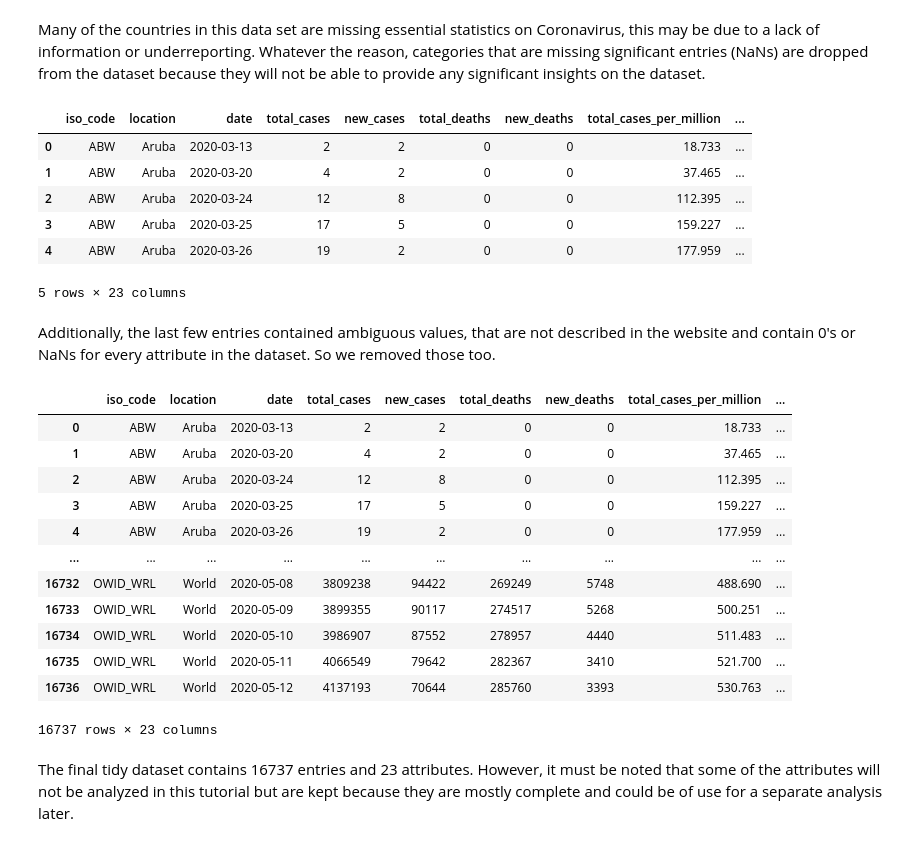
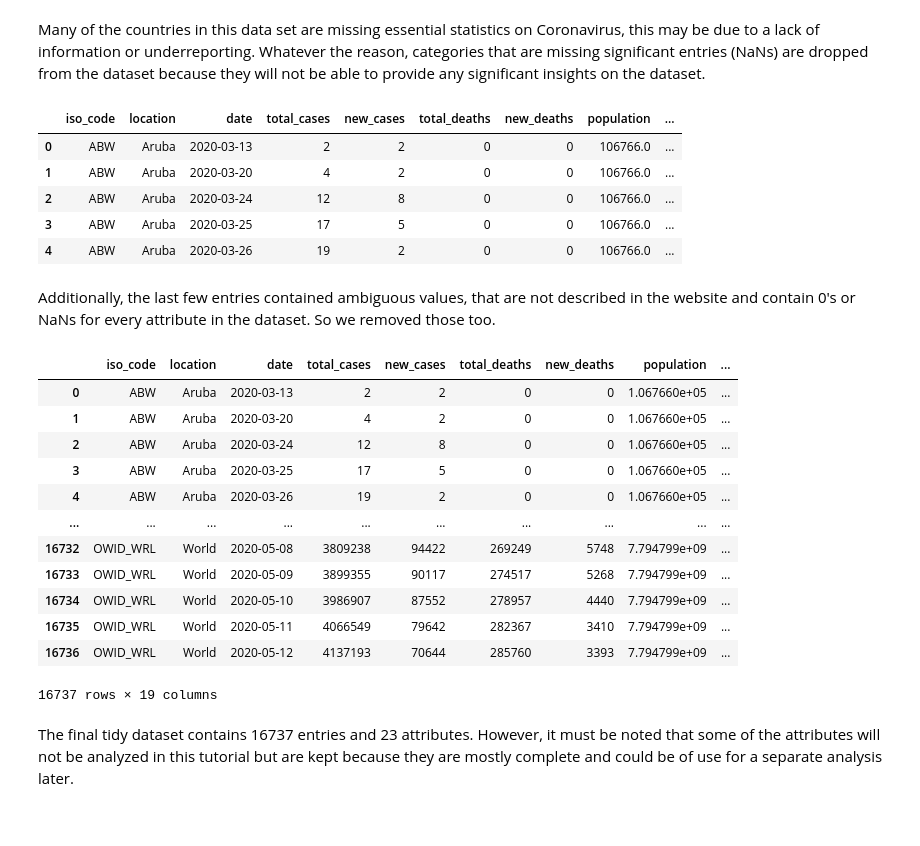
Before and after one commit to TEthanT/TEthanT.github.io, a Jupyter notebook: FinalProject.ipynb, the cells around one changed output. Cells and saved outputs as stored; diff of their text form; code cells hidden in the pictures.

```diff
--- a/FinalProject.ipynb
+++ b/FinalProject.ipynb
@@ -31,36 +31,38 @@ df.head()
 # %% [markdown]
 Many of the countries in this data set are missing essential statistics on Coronavirus, this may be due to a lack of information or underreporting. Whatever the reason, categories that are missing significant entries (NaNs) are dropped from the dataset because they will not be able to provide any significant insights on the dataset.
 # %%
+import datetime
 df.drop(['total_tests', 'new_tests', 'total_tests_per_thousand', 'new_tests_per_thousand',
-         'tests_units', 'handwashing_facilities'], axis=1, inplace = True)
+         'tests_units', 'handwashing_facilities', 'total_cases_per_million',
+         'total_deaths_per_million', 'new_cases_per_million', 'new_deaths_per_million'], axis=1, inplace = True)
 df.head()
 # %% [output]
-|  | iso_code | location | date | total_cases | new_cases | total_deaths | new_deaths | total_cases_per_million | ... |
-| 0 | ABW | Aruba | 2020-03-13 | 2 | 2 | 0 | 0 | 18.733 | ... |
-| 1 | ABW | Aruba | 2020-03-20 | 4 | 2 | 0 | 0 | 37.465 | ... |
-| 2 | ABW | Aruba | 2020-03-24 | 12 | 8 | 0 | 0 | 112.395 | ... |
-| 3 | ABW | Aruba | 2020-03-25 | 17 | 5 | 0 | 0 | 159.227 | ... |
-| 4 | ABW | Aruba | 2020-03-26 | 19 | 2 | 0 | 0 | 177.959 | ... |
+|  | iso_code | location | date | total_cases | new_cases | total_deaths | new_deaths | population | ... |
+| 0 | ABW | Aruba | 2020-03-13 | 2 | 2 | 0 | 0 | 106766.0 | ... |
+| 1 | ABW | Aruba | 2020-03-20 | 4 | 2 | 0 | 0 | 106766.0 | ... |
+| 2 | ABW | Aruba | 2020-03-24 | 12 | 8 | 0 | 0 | 106766.0 | ... |
+| 3 | ABW | Aruba | 2020-03-25 | 17 | 5 | 0 | 0 | 106766.0 | ... |
+| 4 | ABW | Aruba | 2020-03-26 | 19 | 2 | 0 | 0 | 106766.0 | ... |
-5 rows × 23 columns
 # %% [markdown]
 Additionally, the last few entries contained ambiguous values, that are not described in the website and contain 0's or NaNs for every attribute in the dataset. So we removed those too.
 # %%
 df = df.iloc[:16737]
+df['date'] = df['date'].astype('datetime64[ns]')
 df
 # %% [output]
-|  | iso_code | location | date | total_cases | new_cases | total_deaths | new_deaths | total_cases_per_million | ... |
-| 0 | ABW | Aruba | 2020-03-13 | 2 | 2 | 0 | 0 | 18.733 | ... |
-| 1 | ABW | Aruba | 2020-03-20 | 4 | 2 | 0 | 0 | 37.465 | ... |
-| 2 | ABW | Aruba | 2020-03-24 | 12 | 8 | 0 | 0 | 112.395 | ... |
-| 3 | ABW | Aruba | 2020-03-25 | 17 | 5 | 0 | 0 | 159.227 | ... |
-| 4 | ABW | Aruba | 2020-03-26 | 19 | 2 | 0 | 0 | 177.959 | ... |
+|  | iso_code | location | date | total_cases | new_cases | total_deaths | new_deaths | population | ... |
+| 0 | ABW | Aruba | 2020-03-13 | 2 | 2 | 0 | 0 | 1.067660e+05 | ... |
+| 1 | ABW | Aruba | 2020-03-20 | 4 | 2 | 0 | 0 | 1.067660e+05 | ... |
+| 2 | ABW | Aruba | 2020-03-24 | 12 | 8 | 0 | 0 | 1.067660e+05 | ... |
+| 3 | ABW | Aruba | 2020-03-25 | 17 | 5 | 0 | 0 | 1.067660e+05 | ... |
+| 4 | ABW | Aruba | 2020-03-26 | 19 | 2 | 0 | 0 | 1.067660e+05 | ... |
 | ... | ... | ... | ... | ... | ... | ... | ... | ... | ... |
-| 16732 | OWID_WRL | World | 2020-05-08 | 3809238 | 94422 | 269249 | 5748 | 488.690 | ... |
-| 16733 | OWID_WRL | World | 2020-05-09 | 3899355 | 90117 | 274517 | 5268 | 500.251 | ... |
-| 16734 | OWID_WRL | World | 2020-05-10 | 3986907 | 87552 | 278957 | 4440 | 511.483 | ... |
-| 16735 | OWID_WRL | World | 2020-05-11 | 4066549 | 79642 | 282367 | 3410 | 521.700 | ... |
-| 16736 | OWID_WRL | World | 2020-05-12 | 4137193 | 70644 | 285760 | 3393 | 530.763 | ... |
+| 16732 | OWID_WRL | World | 2020-05-08 | 3809238 | 94422 | 269249 | 5748 | 7.794799e+09 | ... |
+| 16733 | OWID_WRL | World | 2020-05-09 | 3899355 | 90117 | 274517 | 5268 | 7.794799e+09 | ... |
+| 16734 | OWID_WRL | World | 2020-05-10 | 3986907 | 87552 | 278957 | 4440 | 7.794799e+09 | ... |
+| 16735 | OWID_WRL | World | 2020-05-11 | 4066549 | 79642 | 282367 | 3410 | 7.794799e+09 | ... |
+| 16736 | OWID_WRL | World | 2020-05-12 | 4137193 | 70644 | 285760 | 3393 | 7.794799e+09 | ... |
-16737 rows × 23 columns
+16737 rows × 19 columns
 # %% [markdown]
 The final tidy dataset contains 16737 entries and 23 attributes. However, it must be noted that some of the attributes will not be analyzed in this tutorial but are kept because they are mostly complete and could be of use for a separate analysis later.
 # %% [markdown]
```
Also changed, not shown: parts of 16 cells of this notebook, 1 other file.
